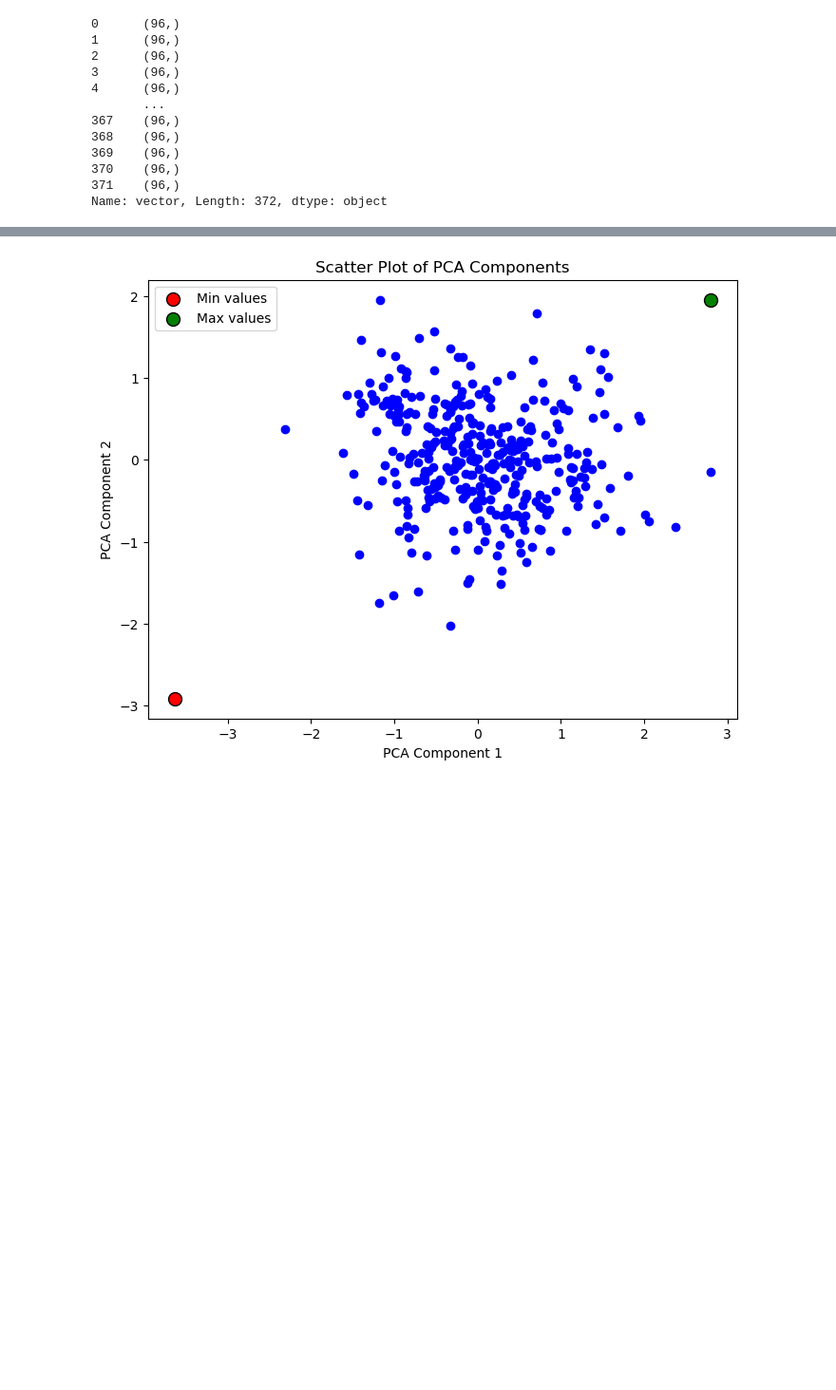
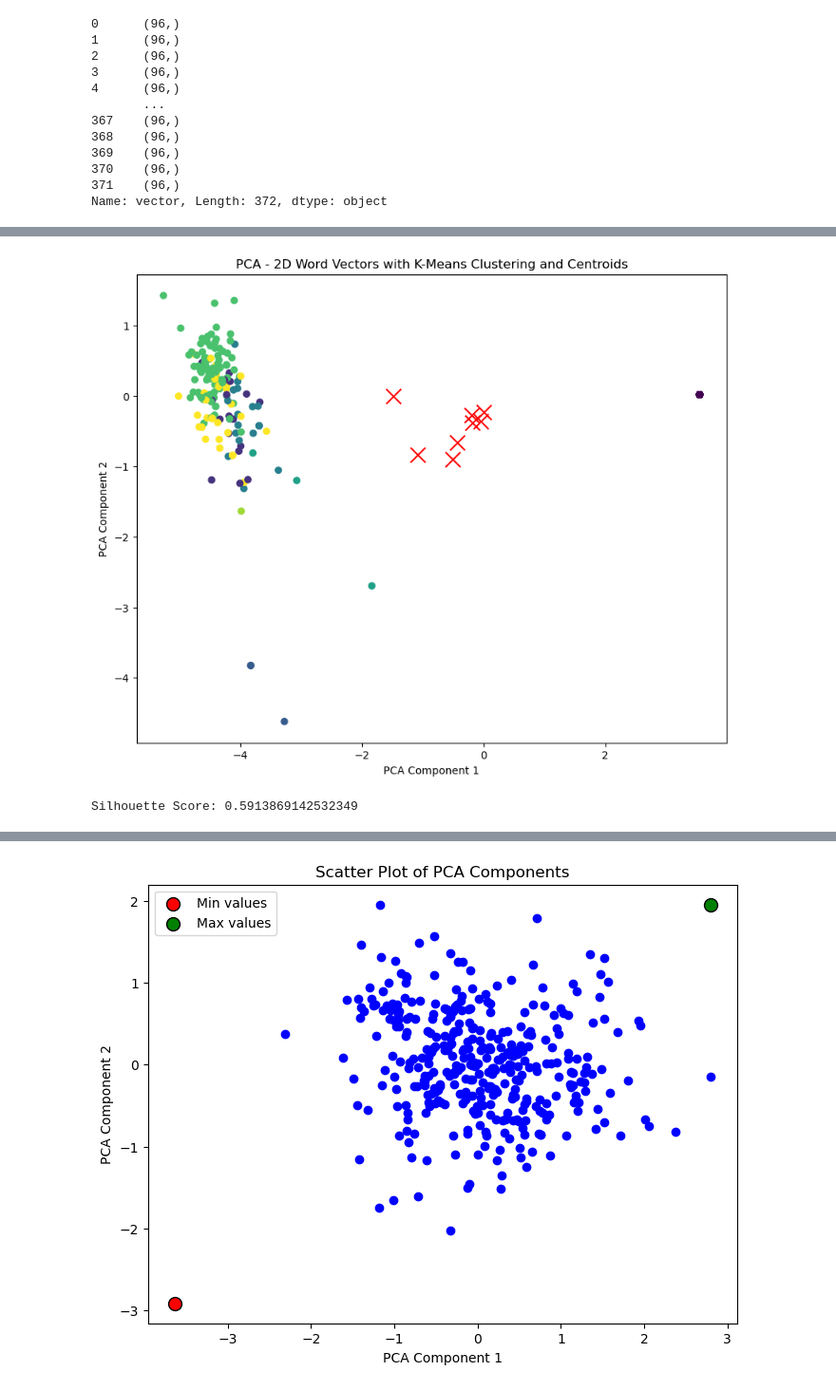
Before and after one commit to oscarhernandezmartinez/AI_WORKSHOP, a Jupyter notebook: TEAM2_EMR_AI_WORKSHOP.ipynb, the cells around one changed output, grey strips where cells are left out. Shown: that part at 95% size. Drawn from its saved outputs; the diff is of its cells as text; code cells hidden in the pictures; blank space fills up the shorter version.

```diff
--- a/TEAM2_EMR_AI_WORKSHOP.ipynb
+++ b/TEAM2_EMR_AI_WORKSHOP.ipynb
@@ -811,0 +855,31 @@ plt.show()
+# %%
+from sklearn.decomposition import PCA
+from sklearn.cluster import KMeans
+import matplotlib.pyplot as plt
+
+# Apply PCA to reduce to 2 components for visualization
+pca = PCA(n_components=2)
+reduced_vectors = pca.fit_transform(emr_data1['vector'].tolist())
+
+# Apply K-Means clustering
+kmeans = KMeans(n_clusters=8, random_state=42)
+emr_data1['cluster'] = kmeans.fit_predict(emr_data1['vector'].tolist())
+centers = kmeans.cluster_centers_
+
+# Plot clusters with centroids
+plt.figure(figsize=(10, 8))
+plt.scatter(reduced_vectors[:, 0], reduced_vectors[:, 1], c=emr_data1['cluster'], cmap='viridis', marker='o')
+plt.scatter(centers[:, 0], centers[:, 1], c='red', marker='x', s=200)
+plt.title('PCA - 2D Word Vectors with K-Means Clustering and Centroids')
+plt.xlabel('PCA Component 1')
+plt.ylabel('PCA Component 2')
+plt.show()
+# %% [output]
+[figure, added]
+# %%
+from sklearn.metrics import silhouette_score
+
+silhouette_avg = silhouette_score(emr_data1['vector'].tolist(), emr_data1['cluster'])
+print(f'Silhouette Score: {silhouette_avg}')
+# %% [output]
+Silhouette Score: 0.5913869142532349
```
Also changed, not shown: parts of 32 cells of this notebook, 1 other file.
